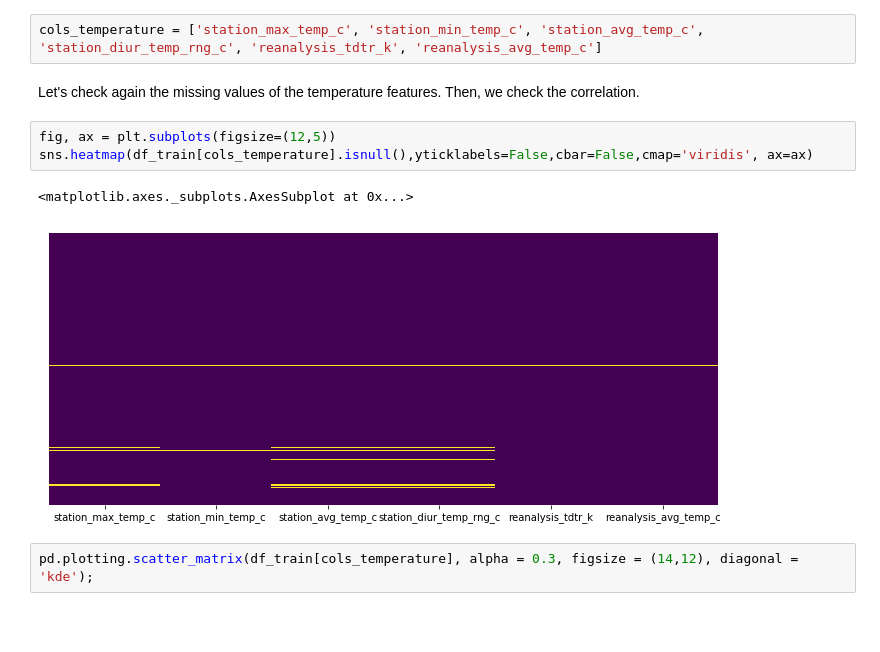
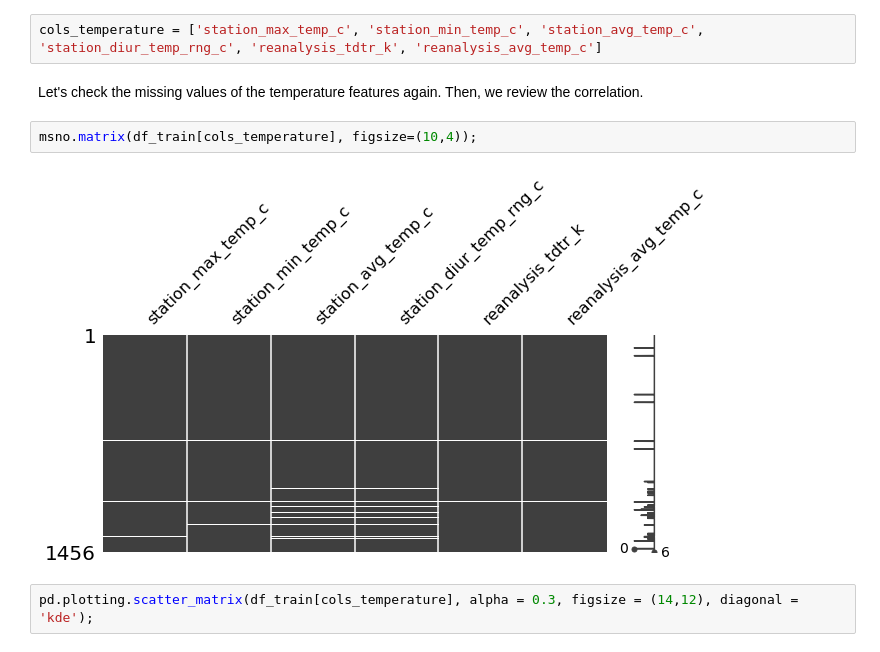
Before and after one commit to bfroz/Projects, a Jupyter notebook: DengAI - Predicting Disease Spread/DengAI - Predicting Disease Spread.ipynb, the cells around one changed output. Drawn from its saved outputs; the diff is of its cells as text; blank space fills up the shorter version.

```diff
--- a/DengAI - Predicting Disease Spread/DengAI - Predicting Disease Spread.ipynb
+++ b/DengAI - Predicting Disease Spread/DengAI - Predicting Disease Spread.ipynb
@@ -276,13 +275,11 @@ df_train.drop(cols_kelvin, axis=1, inplace=True)
 # %%
 cols_temperature = ['station_max_temp_c', 'station_min_temp_c', 'station_avg_temp_c', 'station_diur_temp_rng_c', 'reanalysis_tdtr_k', 'reanalysis_avg_temp_c']
 # %% [markdown]
-Let's check again the missing values of the temperature features. Then, we check the correlation.
+Let's check the missing values of the temperature features again. Then, we review the correlation.
-# %%
-fig, ax = plt.subplots(figsize=(12,5))
-sns.heatmap(df_train[cols_temperature].isnull(),yticklabels=False,cbar=False,cmap='viridis', ax=ax)
-# %% [output]
-<matplotlib.axes._subplots.AxesSubplot at 0x...>
-[figure, removed]
+# %%
+msno.matrix(df_train[cols_temperature], figsize=(10,4));
+# %% [output]
+[figure, added]
 # %%
 pd.plotting.scatter_matrix(df_train[cols_temperature], alpha = 0.3, figsize = (14,12), diagonal = 'kde');
 # %% [output]
```
Also changed, not shown: parts of 9 cells of this notebook.
